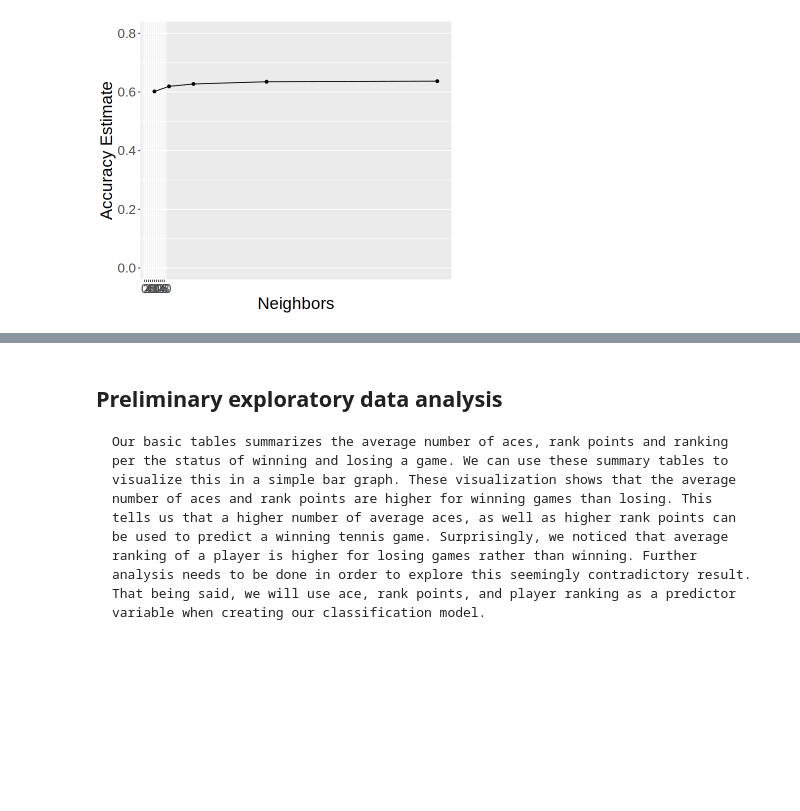
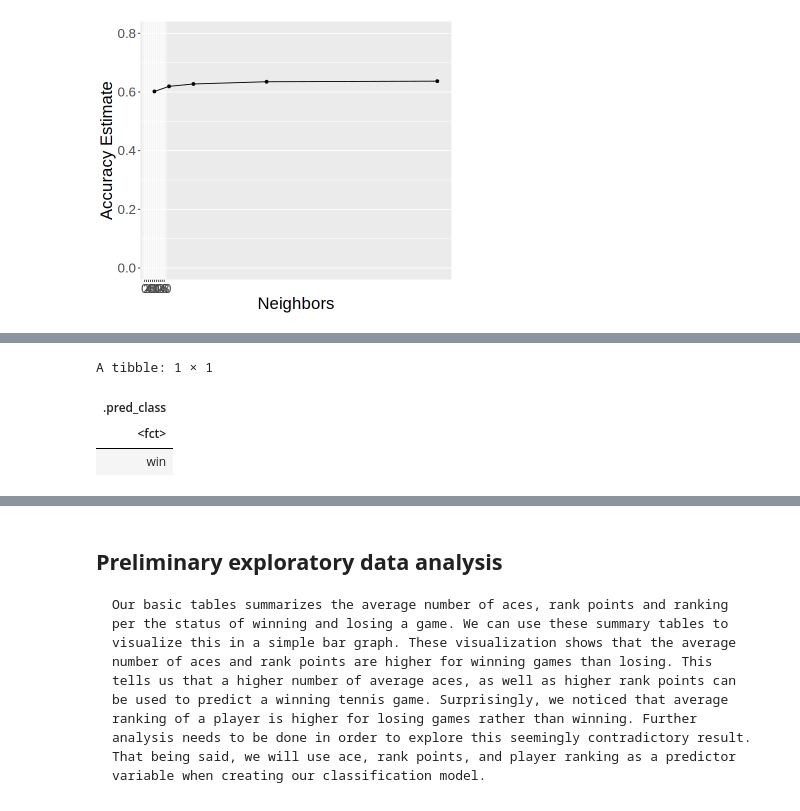
Before and after one commit to Jinception01/DSCI_100_Group_32, a Jupyter notebook: Group_32_Project.ipynb, the cells around one changed output, grey strips where cells are left out. Saved outputs shown, nothing was run; the diff lists cells and outputs as text; code cells hidden in the pictures; blank space fills up the shorter version.

```diff
--- a/Group_32_Project.ipynb
+++ b/Group_32_Project.ipynb
@@ -230,6 +216,12 @@ knn_fit
 # %%
-new_observation <- tibble(rank = 48, rank_points = 1500, ace = 10)
+#This is a made-up row to test our model
+new_observation <- tibble(rank = 48, rank_points = 1500, ace = 10, dbl_fault = 3, age = 29)
 prediction <- predict(knn_fit, new_observation)
 
 prediction
+# %% [output]
+A tibble: 1 × 1
+| .pred_class |
+| <fct> |
+| win |
 # %%
```
Also changed, not shown: parts of 10 cells of this notebook.
